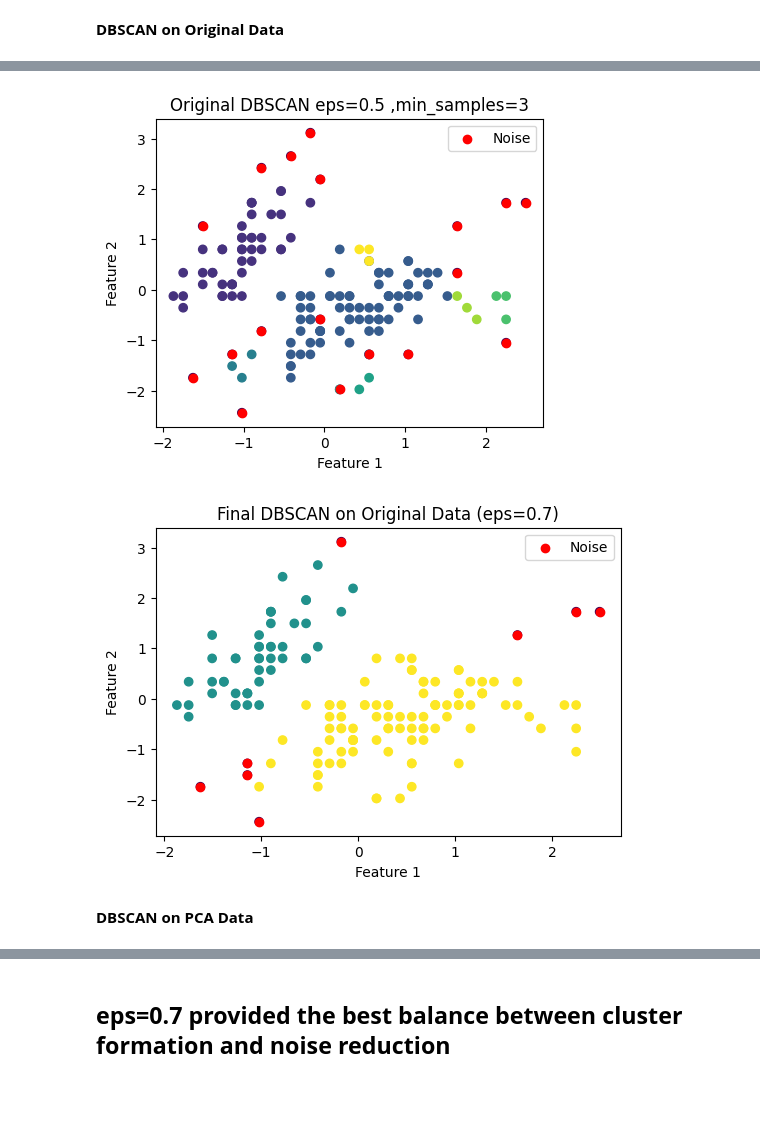
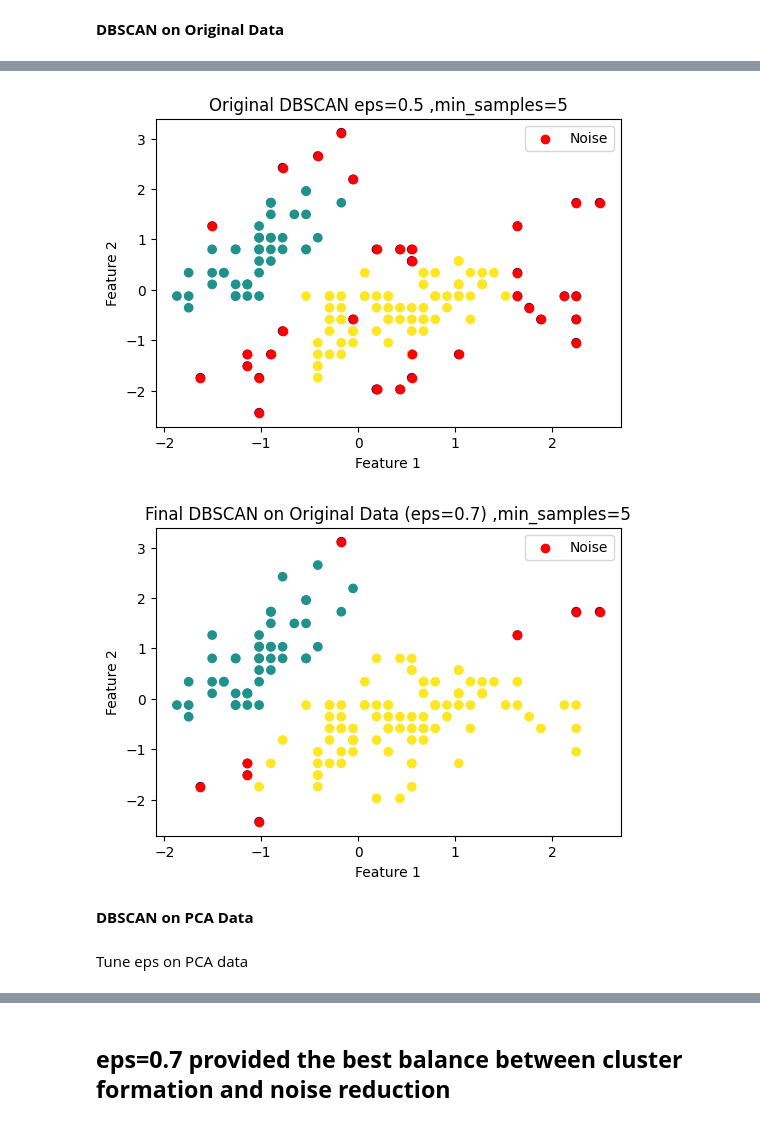
Before and after one commit to DOHA-BASEM3/Activity-3--DBSCAN-and-PCA, a Jupyter notebook: DBSCAN_and_PCA.ipynb, the cells around one changed output, grey strips where cells are left out. Drawn from its saved outputs; the diff is of its cells as text; code cells hidden in the pictures; blank space fills up the shorter version.

```diff
--- a/DBSCAN_and_PCA.ipynb
+++ b/DBSCAN_and_PCA.ipynb
@@ -131,20 +148,20 @@ plt.show()
 # %%
-# Trial 2
+# Trial 3
 # DBSCAN eps=0.5
-dbscan = DBSCAN(eps=0.5, min_samples=3)
+dbscan = DBSCAN(eps=0.5, min_samples=5)
 labels = dbscan.fit_predict(X_scaled)
 
-plt.figure(figsize=(5,4))
+plt.figure(figsize=(6,4))
 plt.scatter(X_scaled[:,0], X_scaled[:,1], c=labels)
 plt.scatter(X_scaled[labels == -1, 0], X_scaled[labels == -1, 1],
             c='red', label='Noise')
 plt.legend()
-plt.title("Original DBSCAN eps=0.5 ,min_samples=3")
+plt.title("Original DBSCAN eps=0.5 ,min_samples=5")
 plt.xlabel("Feature 1")
 plt.ylabel("Feature 2")
 plt.show()
 # %% [output]
-[figure, old version]
+[figure, new version]
 # %%
 
 # Final DBSCAN on Original Data
@@ -157,12 +174,14 @@ plt.scatter(X_scaled[:,0], X_scaled[:,1], c=labels_original)
 plt.scatter(X_scaled[labels_original == -1, 0], X_scaled[labels_original == -1, 1],
             c='red', label='Noise')
 plt.legend()
-plt.title("Final DBSCAN on Original Data (eps=0.7)")
+plt.title("Final DBSCAN on Original Data (eps=0.7) ,min_samples=5")
 plt.xlabel("Feature 1")
 plt.ylabel("Feature 2")
 plt.show()
 # %% [output]
-[figure, old version]
+[figure, new version]
 # %% [markdown]
 **DBSCAN on PCA Data**
+# %% [markdown]
+Tune eps on PCA data
 # %%
```
Also changed, not shown: parts of 14 cells of this notebook.
